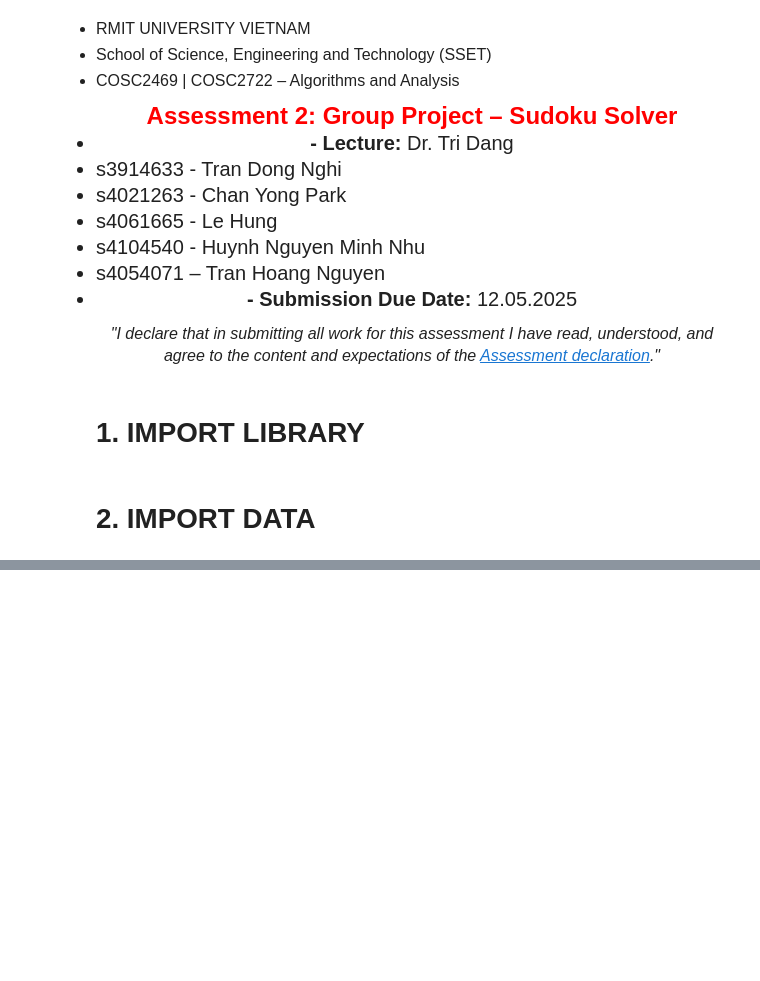
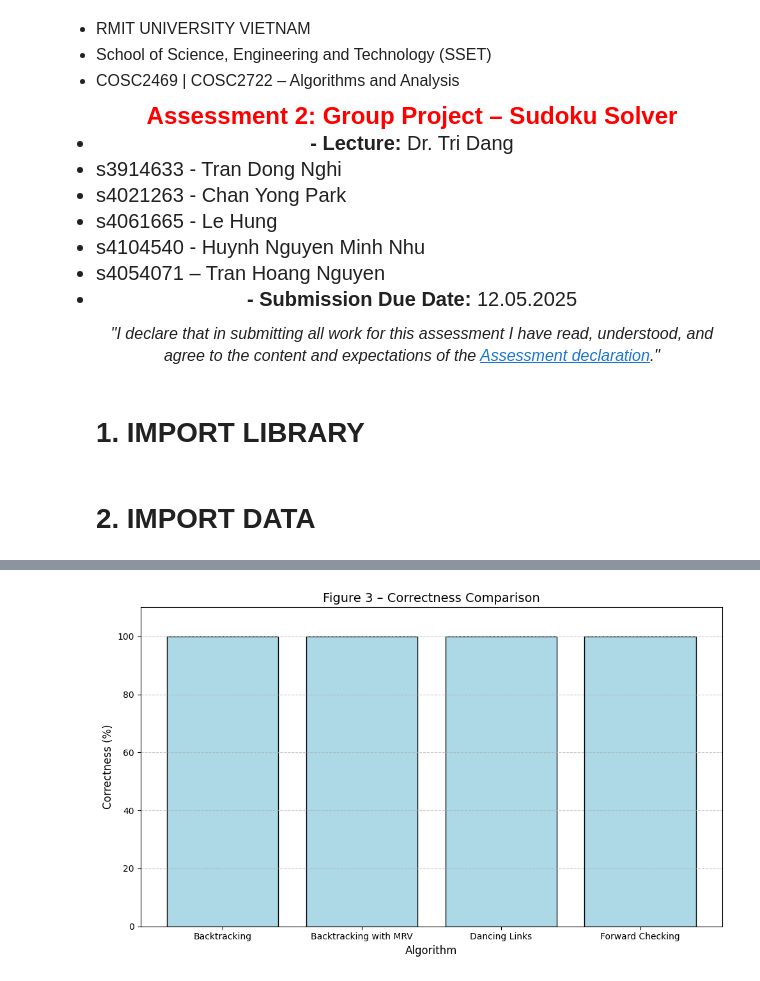
Before and after one commit to lucietran03/SodokuSolver_DSAProject, a Jupyter notebook: src/performance-analysis/Visualization.ipynb, the cells around one changed output, grey strips where cells are left out. Cells and saved outputs as stored; diff of their text form; code cells hidden in the pictures; blank space fills up the shorter version.

```diff
--- a/src/performance-analysis/Visualization.ipynb
+++ b/src/performance-analysis/Visualization.ipynb
@@ -49,0 +157,22 @@ import seaborn as sns
+# %%
+# Data for the Bar chart
+correctness_series = raw_data.groupby('Algorithm')['Status'].apply(lambda x: (x == 'Solved').mean() * 100)
+algorithms = correctness_series.index.tolist()
+correctness = correctness_series.values.tolist()
+
+# Bar chart
+plt.figure(figsize=(10, 6))
+plt.bar(algorithms, correctness, color='lightblue', edgecolor='black')
+plt.title('Figure 3 – Correctness Comparison', fontsize=14)
+plt.xlabel('Algorithm', fontsize=12)
+plt.ylabel('Correctness (%)', fontsize=12)
+plt.ylim(0, 110)  # Set limit to make the chart look a little more interesting
+plt.grid(axis='y', linestyle='--', alpha=0.7)
+plt.tight_layout()
+plt.show()
+
+# Save the plot to the 'visualization_output' folder
+output_path = 'visualization_outputs/correctness_comparison.png'
+plt.savefig(output_path, dpi=300)
+# %% [output]
+[figure, added]
```
Also changed, not shown: parts of 8 cells of this notebook, 11 other files.
